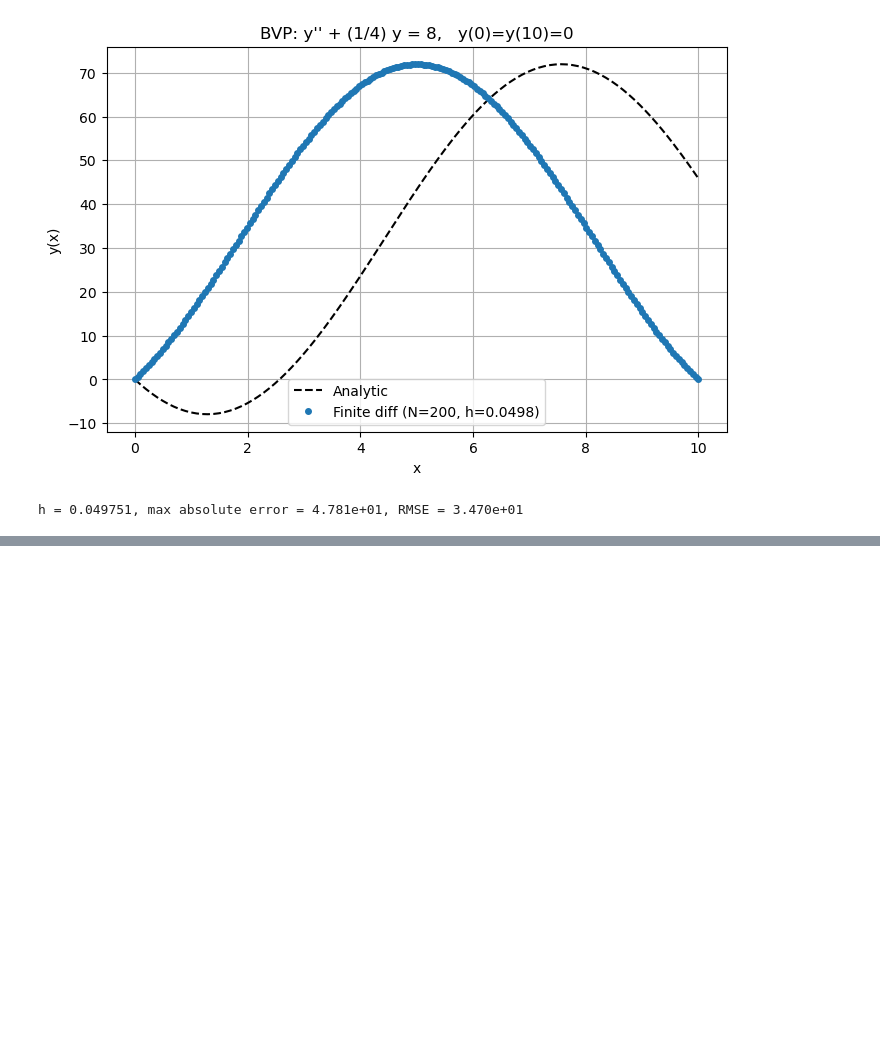
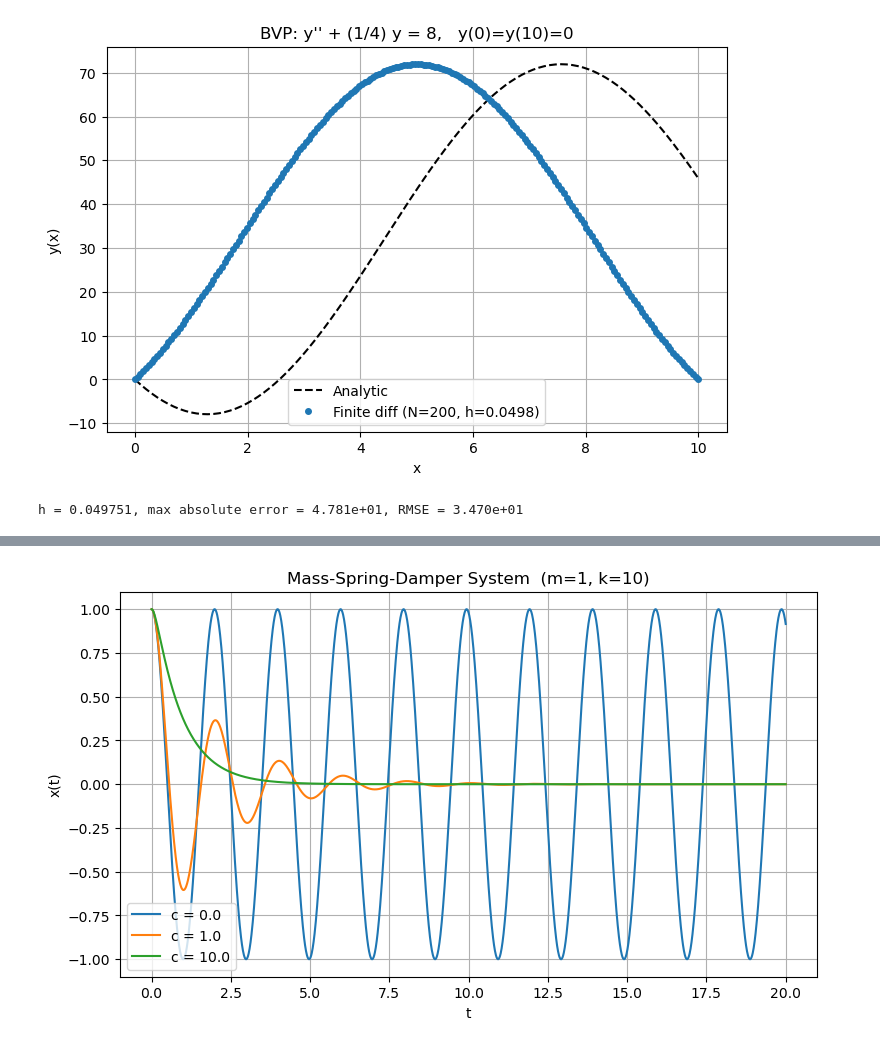
Before and after one commit to Tonkle-Time/comp-phy, a Jupyter notebook: homework6.ipynb, the cells around one changed output, grey strips where cells are left out. Cells and saved outputs as stored; diff of their text form; code cells hidden in the pictures; blank space fills up the shorter version.

```diff
--- a/homework6.ipynb
+++ b/homework6.ipynb
@@ -248,0 +379,51 @@ h = 0.049751, max absolute error = 4.781e+01, RMSE = 3.470e+01
+# %%
+#10
+m = 1.0
+k = 10.0
+
+# system of first-order ODEs
+def f(t, y, c):
+    x, v = y
+    dx = v
+    dv = -(c/m)*v - (k/m)*x
+    return np.array([dx, dv])
+
+# RK4 integrator (same style you use)
+def rk4(f, t0, y0, t_end, h, c):
+    ts = np.arange(t0, t_end + 1e-12, h)
+    ys = np.zeros((len(ts), 2))
+    ys[0] = y0
+    for i in range(len(ts) - 1):
+        t = ts[i]
+        y = ys[i]
+        k1 = h * f(t, y, c)
+        k2 = h * f(t + 0.5*h, y + 0.5*k1, c)
+        k3 = h * f(t + 0.5*h, y + 0.5*k2, c)
+        k4 = h * f(t + h, y + k3, c)
+        ys[i+1] = y + (k1 + 2*k2 + 2*k3 + k4)/6.0
+    return ts, ys
+
+# initial conditions
+t0 = 0.0
+t_end = 20.0
+h = 0.01
+y0 = np.array([1.0, 0.0])   # x(0)=1, v(0)=0
+
+# damping values
+c_values = [0.0, 1.0, 10.0]
+
+plt.figure(figsize=(9,5))
+
+for c in c_values:
+    ts, ys = rk4(f, t0, y0, t_end, h, c)
+    xvals = ys[:,0]
+    plt.plot(ts, xvals, label=f"c = {c}")
+
+plt.xlabel("t")
+plt.ylabel("x(t)")
+plt.title("Mass-Spring-Damper System  (m=1, k=10)")
+plt.grid(True)
+plt.legend()
+plt.show()
+# %% [output]
+[figure, added]
```
Also changed, not shown: parts of 7 cells of this notebook.
